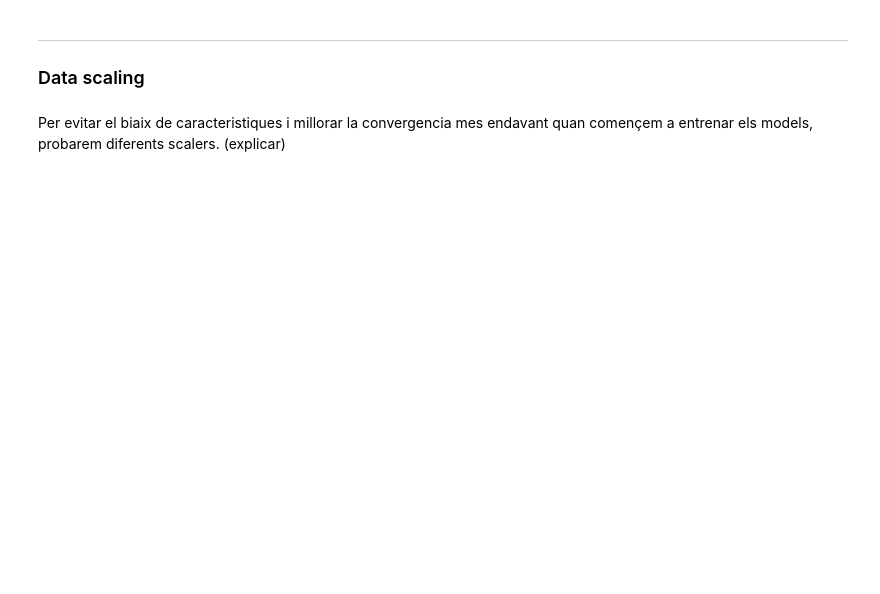
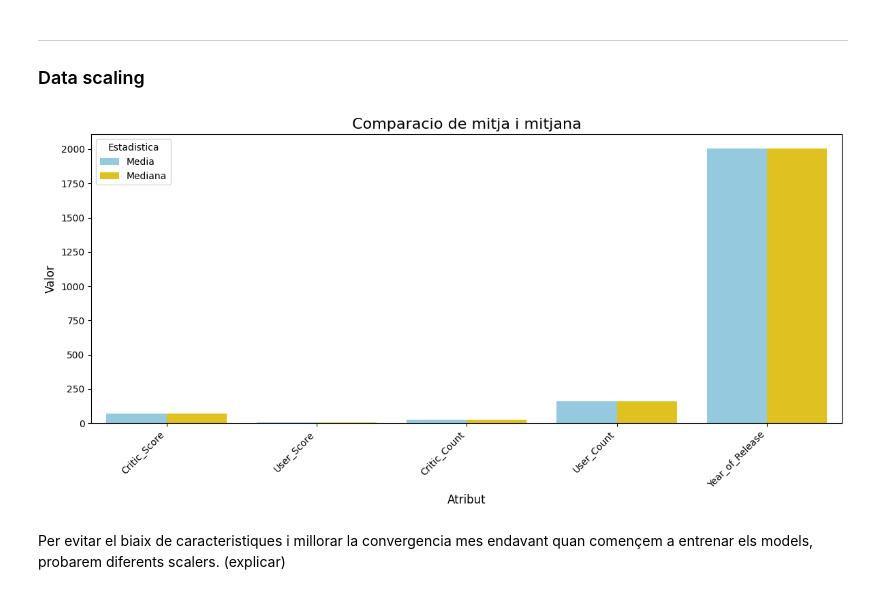
Before and after one commit to Emparans/video-games-sales-with-ratings, a Jupyter notebook: Kaggle.ipynb, the cells around one changed output. Saved outputs shown, nothing was run; the diff lists cells and outputs as text; code cells hidden in the pictures; blank space fills up the shorter version.

```diff
--- a/Kaggle.ipynb
+++ b/Kaggle.ipynb
@@ -175,6 +175,45 @@ mostrarGraficNaNs(df_imputed)
 # %% [markdown]
 ---
 ### Data scaling
+# %%
+atributosNumericos = ['Critic_Score', 'User_Score', 'Critic_Count', 'User_Count','Year_of_Release']
+
+df_numeric_data = df_imputed[atributosNumericos]
+df2 = df_imputed[atributosNumericos]
+atributos_numericos = numeric_features
+# -----------------------------------------------------
+medias = df2[atributosNumericos].mean().rename('Media')
+medianas = df2[atributosNumericos].median().rename('Mediana')
+
+df_stats = pd.concat([medias, medianas], axis=1)
+
+df_plot = df_stats.reset_index().melt(
+    id_vars='index',
+    var_name='Estadística',
+    value_name='Valor'
+)
+
+df_plot = df_plot.rename(columns={'index': 'Atributo'})
+
+plt.figure(figsize=(12, 6))
+
+sns.barplot(
+    x='Atributo',
+    y='Valor',
+    hue='Estadística',
+    data=df_plot,
+    palette={'Media': 'skyblue', 'Mediana': 'gold'}
+)
+plt.title('Comparacio de mitja i mitjana', fontsize=16)
+plt.xlabel('Atribut', fontsize=12)
+plt.ylabel('Valor', fontsize=12)
+plt.legend(title='Estadistica')
+plt.xticks(rotation=45, ha='right')
+
+plt.tight_layout()
+plt.show()
+# %% [output]
+[figure, added]
 # %% [markdown]
 Per evitar el biaix de caracteristiques i millorar la convergencia mes endavant quan començem a entrenar els models, probarem diferents scalers. (explicar)
 # %%
```
Also changed, not shown: parts of 13 cells of this notebook.
